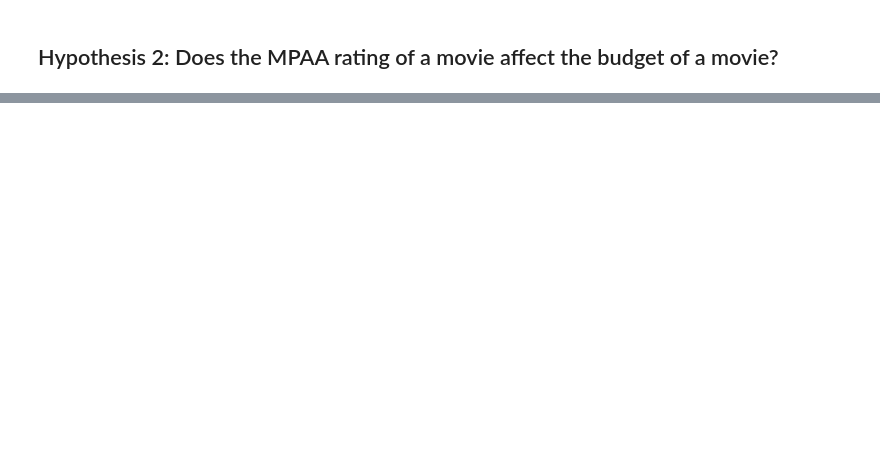
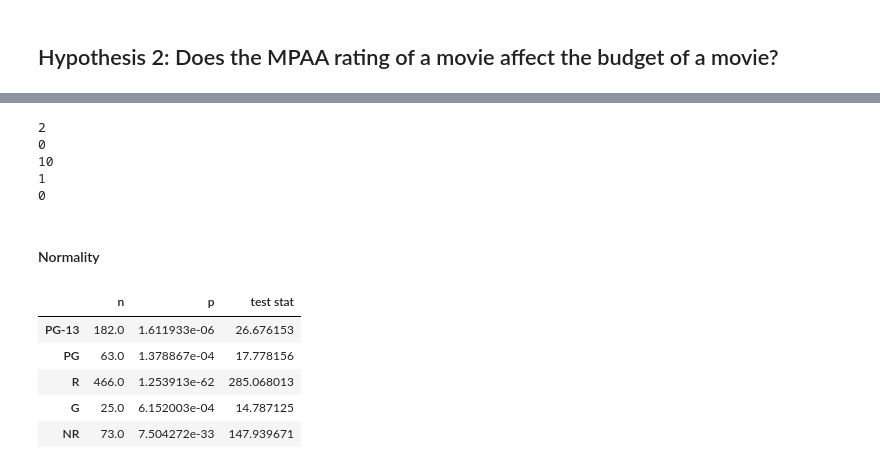
Before and after one commit to sharclark/IMDB-SQL-Database, a Jupyter notebook: IMDB SQL Database - with Hypothesis Testing.ipynb, the cells around one changed output, grey strips where cells are left out. Saved outputs shown, nothing was run; the diff lists cells and outputs as text; code cells hidden in the pictures; blank space fills up the shorter version.

```diff
--- a/IMDB SQL Database - with Hypothesis Testing.ipynb
+++ b/IMDB SQL Database - with Hypothesis Testing.ipynb
@@ -567,0 +594,5 @@ plt.show();
+# %%
+#dont want nc-17 and unrated for normality
+value= ['G', 'PG', 'PG-13', 'R', 'NR']
+hypo2_df = hypo2_df.query("certification == @value")
+hypo2_df['certification'].value_counts()
@@ -567,0 +630,12 @@ plt.show();
+# %%
+#for loop to check for outliers
+for i, data2 in groups.items():
+    zscores = stats.zscore(data2)
+    outliers = abs(zscores) > 3
+    print(np.sum(outliers))
+# %% [output]
+2
+0
+10
+1
+0
@@ -567,0 +647,20 @@ plt.show();
+# %% [markdown]
+#### Normality
+# %%
+results2 = {}
+for i, data2 in groups.items():
+    stat, p = stats.normaltest(data2)
+    ## save the p val, test statistic, and the size of the group
+    results[i] = {'n': len(data2),
+                       'p':p,
+                       'test stat':stat}
+## convert to a dataframe
+results_df2 = pd.DataFrame(results).T
+results_df2
+# %% [output]
+|  | n | p | test stat |
+| PG-13 | 182.0 | 1.611933e-06 | 26.676153 |
+| PG | 63.0 | 1.378867e-04 | 17.778156 |
+| R | 466.0 | 1.253913e-62 | 285.068013 |
+| G | 25.0 | 6.152003e-04 | 14.787125 |
+| NR | 73.0 | 7.504272e-33 | 147.939671 |
```
Also changed, not shown: parts of 19 cells of this notebook.
